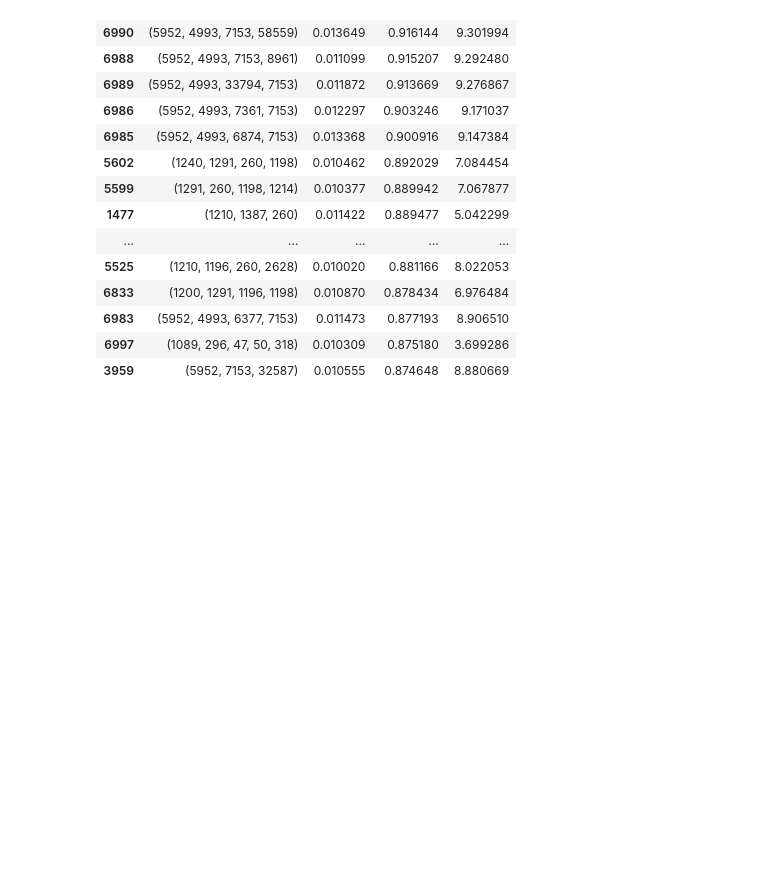
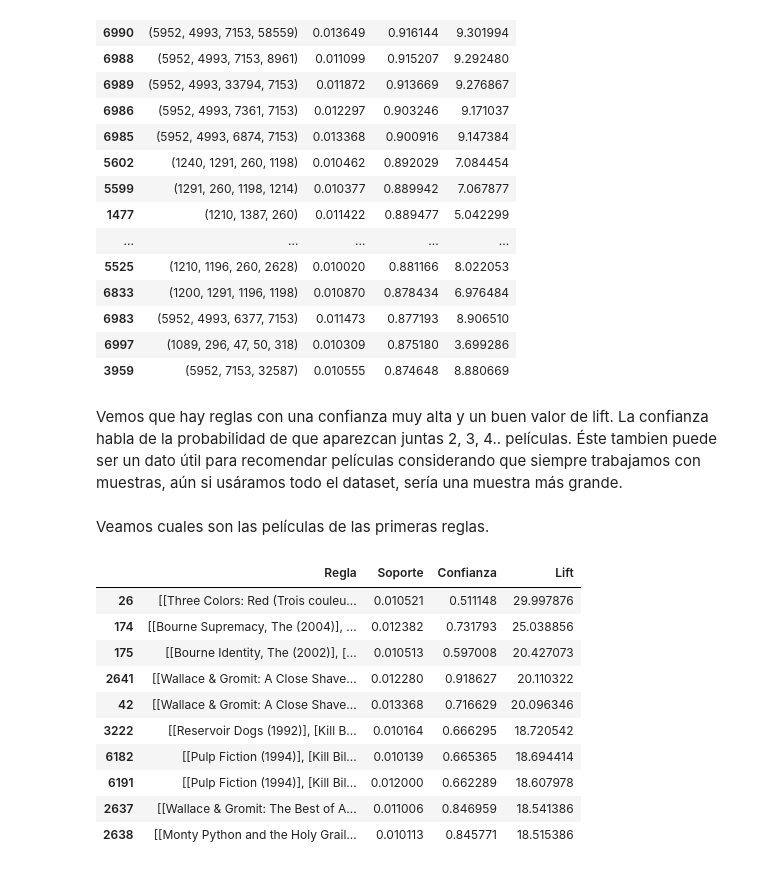
Before and after one commit to florealonso/AprendizajeNoSupervisado, a Jupyter notebook: ReglasMovieLens.ipynb, the cells around one changed output. Cells and saved outputs as stored; diff of their text form; code cells hidden in the pictures; blank space fills up the shorter version.

```diff
--- a/ReglasMovieLens.ipynb
+++ b/ReglasMovieLens.ipynb
@@ -370,3 +371,27 @@ reglas.sort_values(by='Confianza', ascending=False).head(20)
 | 6983 | (5952, 4993, 6377, 7153) | 0.011473 | 0.877193 | 8.906510 |
 | 6997 | (1089, 296, 47, 50, 318) | 0.010309 | 0.875180 | 3.699286 |
 | 3959 | (5952, 7153, 32587) | 0.010555 | 0.874648 | 8.880669 |
+# %% [markdown]
+Vemos que hay reglas con una confianza muy alta y un buen valor de lift. La confianza habla de la probabilidad de que aparezcan juntas 2, 3, 4.. películas. Éste tambien puede ser un dato útil para recomendar películas considerando que siempre trabajamos con muestras, aún si usáramos todo el dataset, sería una muestra más grande.
+# %% [markdown]
+Veamos cuales son las películas de las primeras reglas.
+# %%
+reglas = pd.DataFrame(columns=['Regla','Soporte','Confianza','Lift'])
+
+for i,item in enumerate(association_rules2):
+    items = [movies[movies.movieId==x].title for x in item[0]]
+    reglas.loc[i] = [items,item[1],item[2][0][2],item[2][0][3]]
+# %%
+reglas.sort_values(by='Lift', ascending=False).head(10)
+# %% [output]
+|  | Regla | Soporte | Confianza | Lift |
+| 26 | [[Three Colors: Red (Trois couleu... | 0.010521 | 0.511148 | 29.997876 |
+| 174 | [[Bourne Supremacy, The (2004)], ... | 0.012382 | 0.731793 | 25.038856 |
+| 175 | [[Bourne Identity, The (2002)], [... | 0.010513 | 0.597008 | 20.427073 |
+| 2641 | [[Wallace & Gromit: A Close Shave... | 0.012280 | 0.918627 | 20.110322 |
+| 42 | [[Wallace & Gromit: A Close Shave... | 0.013368 | 0.716629 | 20.096346 |
+| 3222 | [[Reservoir Dogs (1992)], [Kill B... | 0.010164 | 0.666295 | 18.720542 |
+| 6182 | [[Pulp Fiction (1994)], [Kill Bil... | 0.010139 | 0.665365 | 18.694414 |
+| 6191 | [[Pulp Fiction (1994)], [Kill Bil... | 0.012000 | 0.662289 | 18.607978 |
+| 2637 | [[Wallace & Gromit: The Best of A... | 0.011006 | 0.846959 | 18.541386 |
+| 2638 | [[Monty Python and the Holy Grail... | 0.010113 | 0.845771 | 18.515386 |
```
Also changed, not shown: parts of 14 cells of this notebook.
